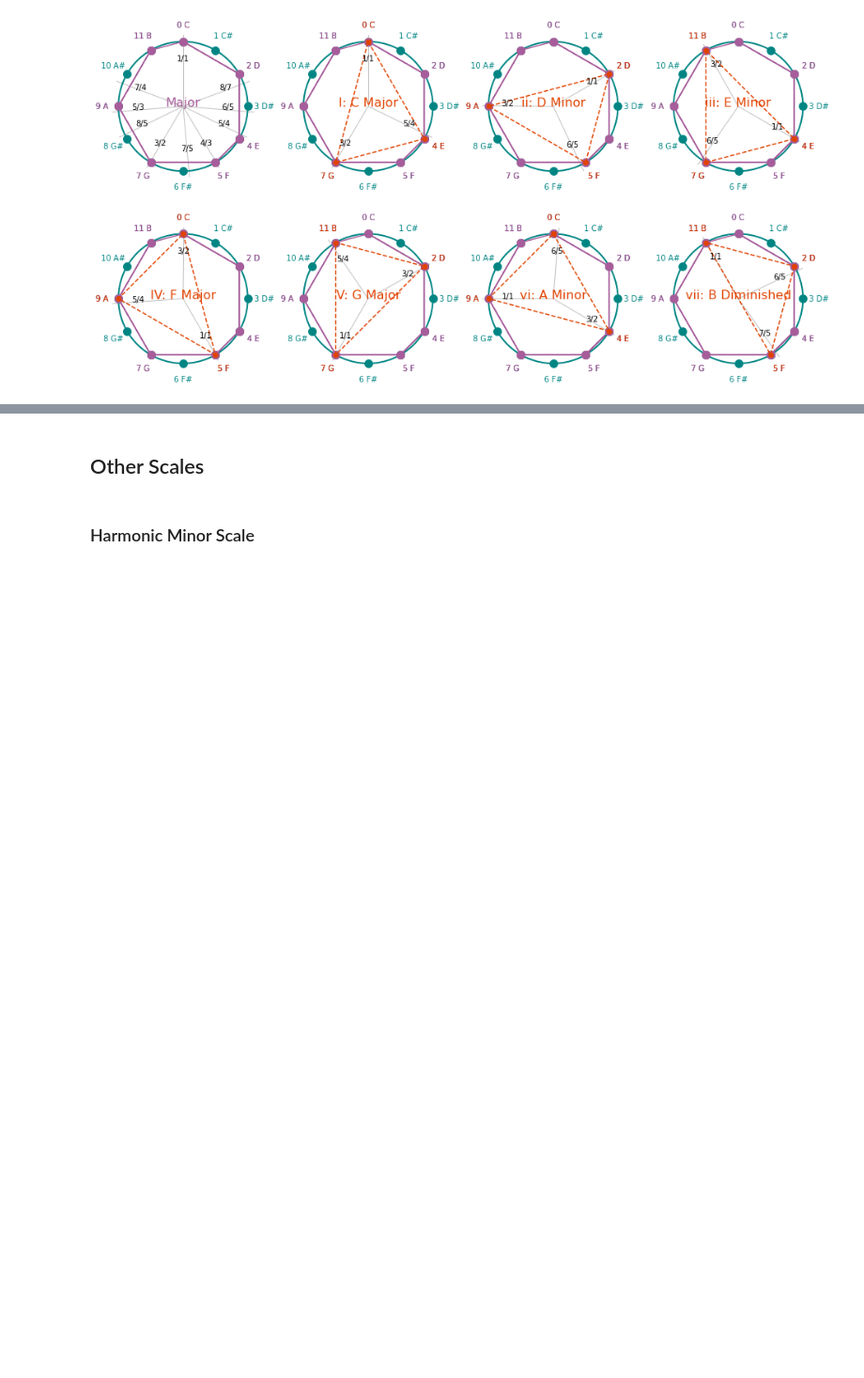
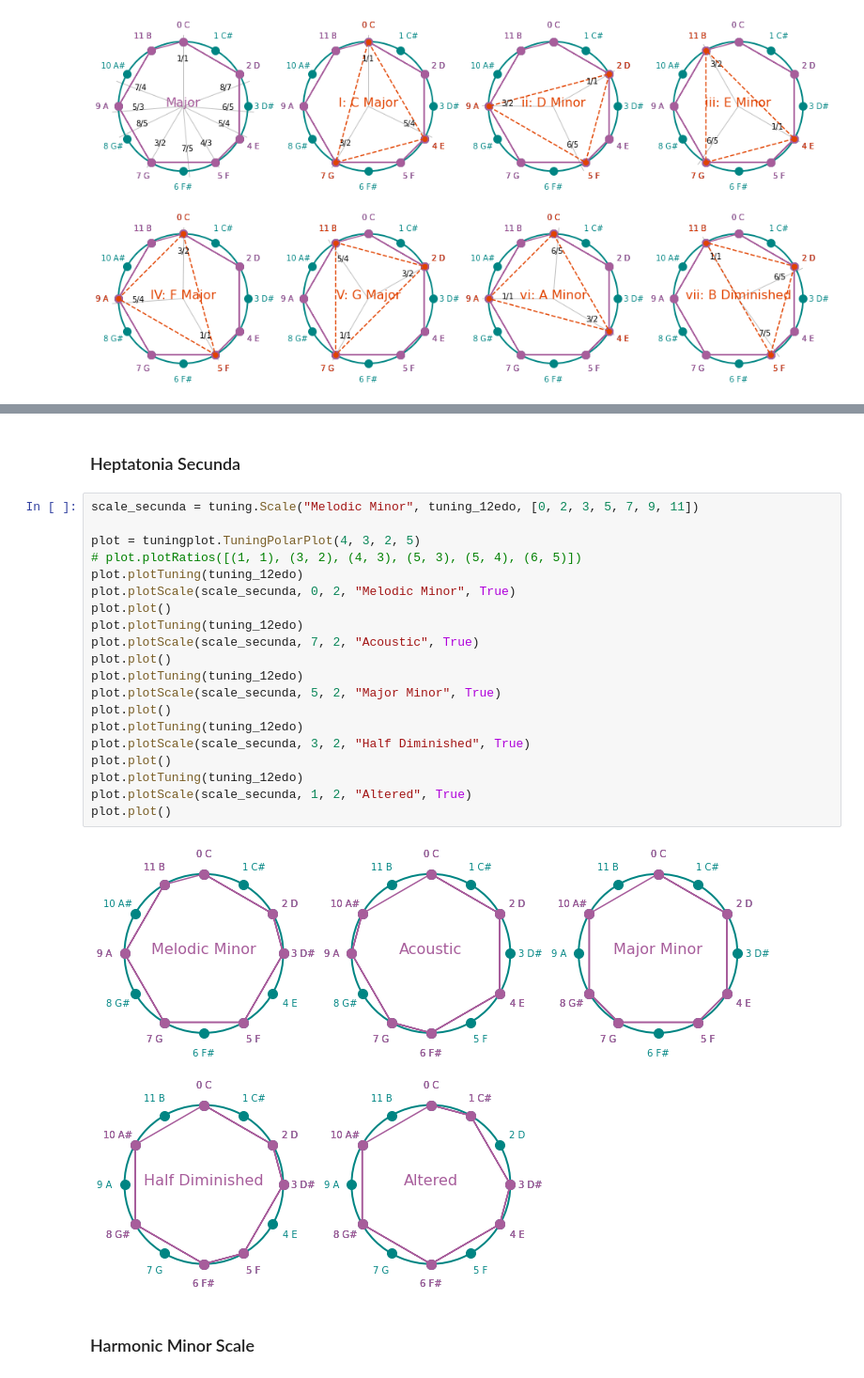
Before and after one commit to pigatron-industries/xen_quantizer, a Jupyter notebook: python/12EDOScalesChords.ipynb, the cells around one changed output, grey strips where cells are left out. Shown at 94% size. Drawn from its saved outputs; the diff is of its cells as text; blank space fills up the shorter version.

```diff
--- a/python/12EDOScalesChords.ipynb
+++ b/python/12EDOScalesChords.ipynb
@@ -128,5 +136,27 @@ plot.plot()
-# %% [markdown]
-## Other Scales
+# %% [markdown]
+### Heptatonia Secunda
+# %%
+scale_secunda = tuning.Scale("Melodic Minor", tuning_12edo, [0, 2, 3, 5, 7, 9, 11])
+
+plot = tuningplot.TuningPolarPlot(4, 3, 2, 5)
+# plot.plotRatios([(1, 1), (3, 2), (4, 3), (5, 3), (5, 4), (6, 5)])
+plot.plotTuning(tuning_12edo)
+plot.plotScale(scale_secunda, 0, 2, "Melodic Minor", True)
+plot.plot()
+plot.plotTuning(tuning_12edo)
+plot.plotScale(scale_secunda, 7, 2, "Acoustic", True)
+plot.plot()
+plot.plotTuning(tuning_12edo)
+plot.plotScale(scale_secunda, 5, 2, "Major Minor", True)
+plot.plot()
+plot.plotTuning(tuning_12edo)
+plot.plotScale(scale_secunda, 3, 2, "Half Diminished", True)
+plot.plot()
+plot.plotTuning(tuning_12edo)
+plot.plotScale(scale_secunda, 1, 2, "Altered", True)
+plot.plot()
+# %% [output]
+[figure, added]
 # %% [markdown]
 ### Harmonic Minor Scale
 # %%
```
Also changed, not shown: parts of 10 cells of this notebook, 14 other files.
